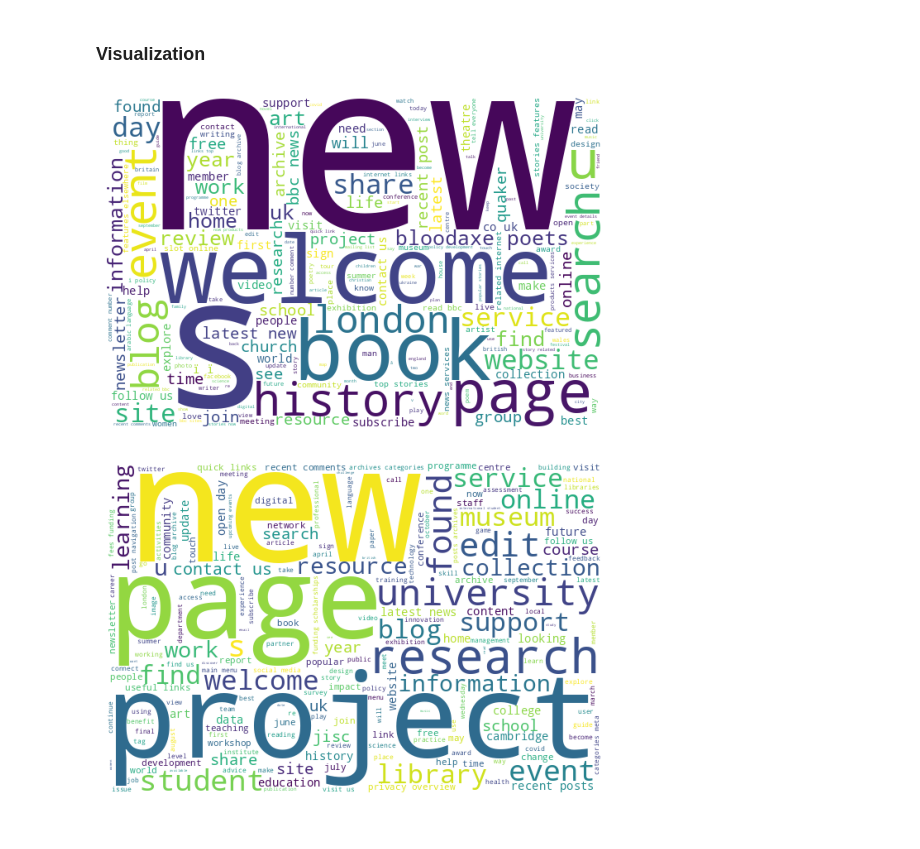
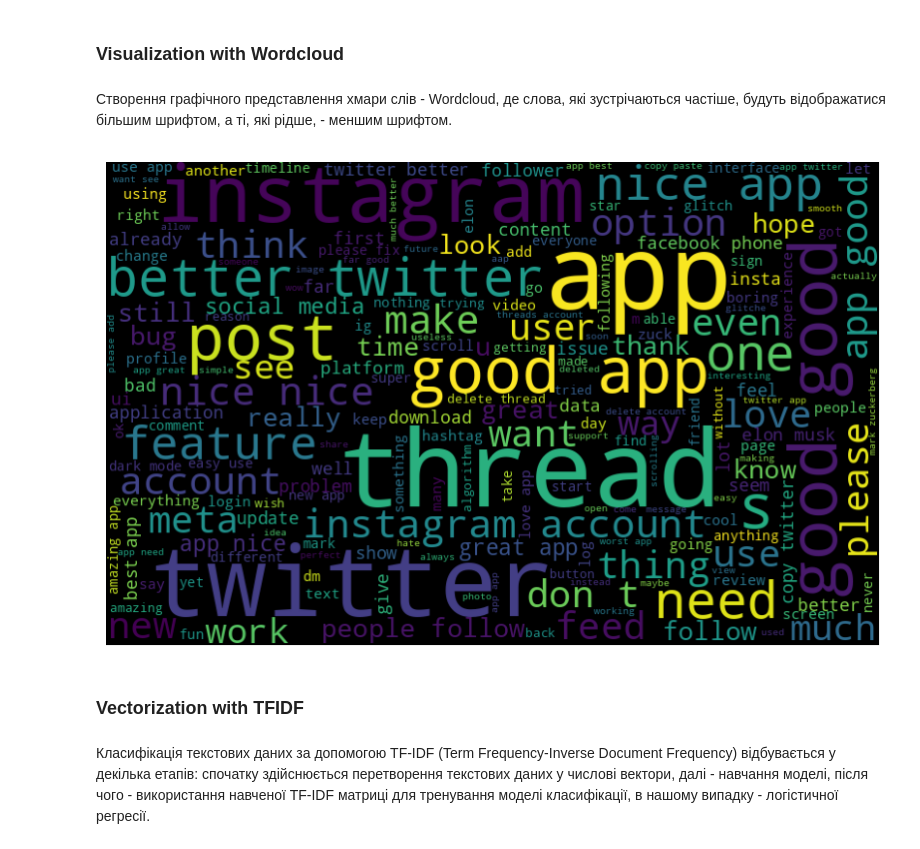
Before and after one commit to KostyaBay/DataAnalysis_2023, a Jupyter notebook: lab_2/TextAnalysis.ipynb, the cells around one changed output. Drawn from its saved outputs; the diff is of its cells as text; code cells hidden in the pictures.

```diff
--- a/lab_2/TextAnalysis.ipynb
+++ b/lab_2/TextAnalysis.ipynb
@@ -73,0 +100,17 @@ Counter({'Arts & Design': 3663,
+# %%
+def clean_text(text):
+    text = str(text) # Конвертація вхідного тексту у строку
+    text = text.lower() #Перетворення тексту у нижній регістр
+    text = re.sub("\d", " ", text) #Видалення всіх цифр з тексту та заміна їх на пробіли
+    text = re.sub("@\S+", " ", text) #Видалення слів, які починаються з символу "@" та заміна їх на пробіли
+    text = re.sub("https*\S+", " ", text) #Видалення посилань та заміна на пробіли
+    text = re.sub("#\S+", " ", text) #Видалення слів, які починаються з символу "#"
+    text = re.sub('[%s]' % re.escape(string.punctuation), ' ', text) #Видалення всіх знаків пунктуації
+    text = re.sub('\n', ' ', text) #Видалення символів нового рядка
+    text = re.sub('\s{2,}',' ', text)  #Заміна двох або більше пробілів на один
+    stop_words = stopwords.words("english") #Створення списку стоп-слів для англ. мови за допомогою бібліотеки nltk
+    text = ' '.join([word for word in text.split(' ') if word not in stop_words]) #Розбиття тексту на слова, видалення стоп-слів і з'єднання залишених слів назад в текст
+    return text
+# %%
+Data['review_description'] = [clean_text(review) for review in Data['review_description']]
+Data
@@ -74,18 +136,18 @@ Counter({'Arts & Design': 3663,
 # %% [markdown]
-### Visualization
+### Visualization with Wordcloud
-# %%
-def visualize(label):
-    text = ''
-    for msg in df[df['Primary Category'] == label]['website_text']:
-        msg = msg.lower()
-        text += msg + ' '
-    wordcloud = WordCloud(width=600, height=400, background_color="white").generate(text)
-    plt.imshow(wordcloud)
-    plt.axis('off')
-    plt.show()
-
-visualize('Arts & Design')
-visualize('Education')
-# %% [output]
-[figure, removed]
-[figure, removed]
+# %% [markdown]
+Створення графічного представлення хмари слів - Wordcloud, де слова, які зустрічаються частіше, будуть відображатися більшим шрифтом, а ті, які рідше, - меншим шрифтом.
+# %%
+words = ' '.join([text for text in Data['review_description']])
+wordcloud = WordCloud(width=800, height=500, random_state=21, max_font_size=110).generate(words)
+
+plt.figure(figsize=(10, 7))
+plt.imshow(wordcloud)
+plt.axis('off')
+plt.show()
+# %% [output]
+[figure, added]
+# %% [markdown]
+### Vectorization with TFIDF
+# %% [markdown]
+Класифікація текстових даних за допомогою TF-IDF (Term Frequency-Inverse Document Frequency) відбувається у декілька етапів: спочатку здійснюється перетворення текстових даних у числові вектори, далі - навчання моделі, після чого - використання навченої TF-IDF матриці для тренування моделі класифікації, в нашому випадку - логістичної регресії.
```
Also changed, not shown: parts of 23 cells of this notebook, 8 other files.
